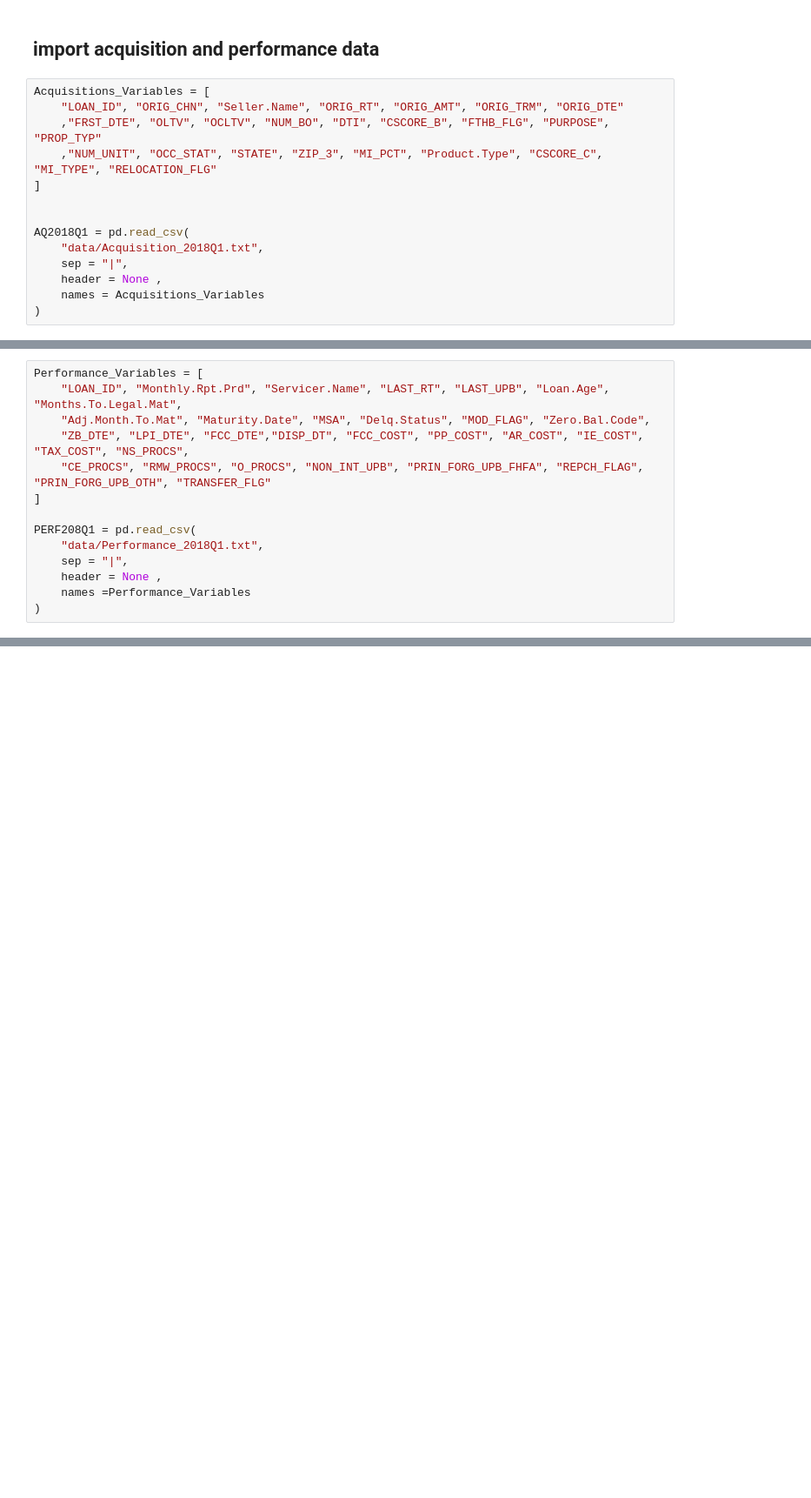
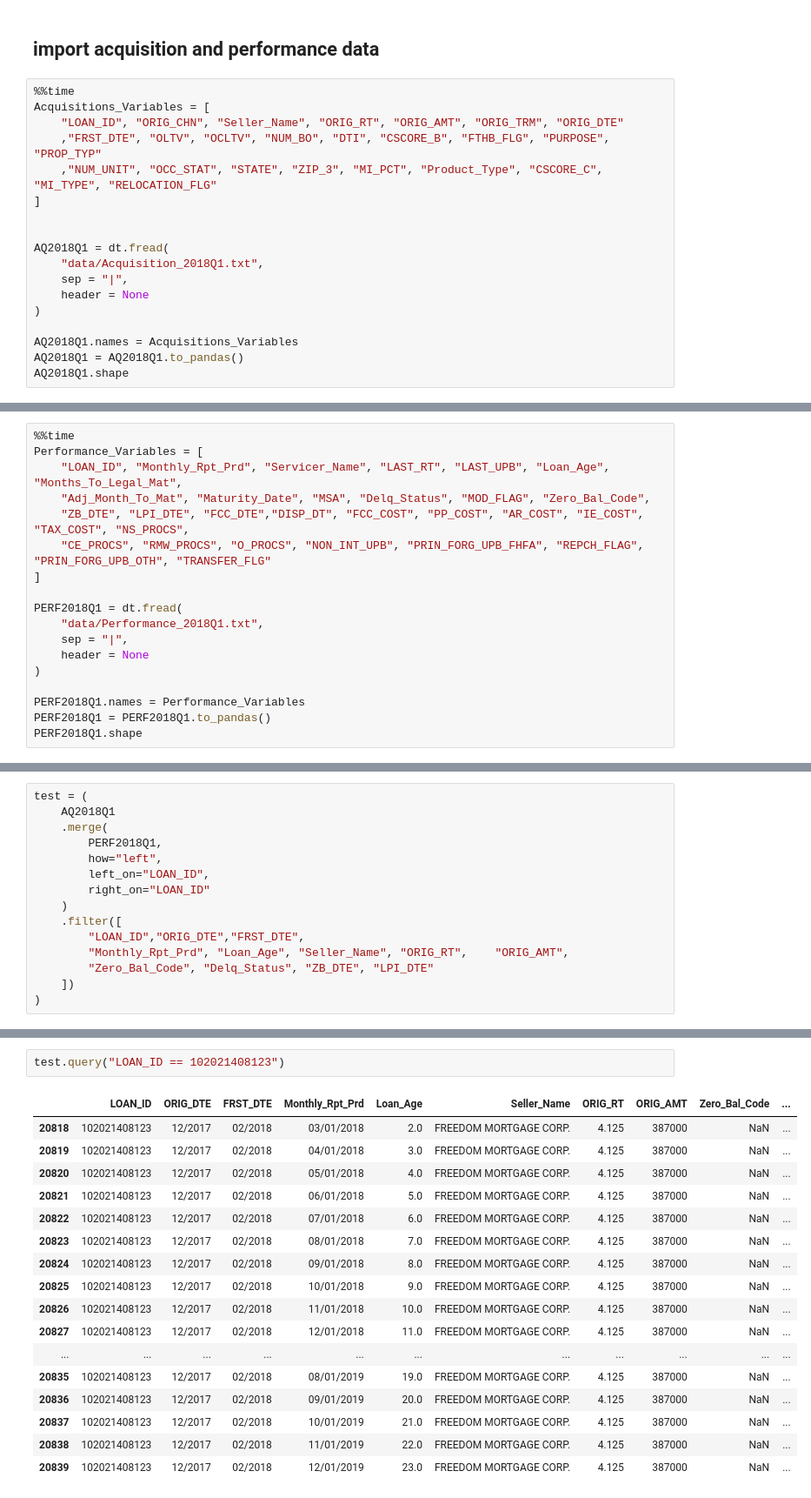
Before and after one commit to longhowlam/fanniemae_family_loans, a Jupyter notebook: fanniemae_analysis.ipynb, the cells around one changed output, grey strips where cells are left out. Shown at 87% size. Cells and saved outputs as stored; diff of their text form; blank space fills up the shorter version.

Commit message:
merge acq and perf

```diff
--- a/fanniemae_analysis.ipynb
+++ b/fanniemae_analysis.ipynb
@@ -11,16 +12,20 @@ import pandas as pd
 # %% [markdown]
 ## import acquisition and performance data
 # %%
+%%time
 Acquisitions_Variables = [
-    "LOAN_ID", "ORIG_CHN", "Seller.Name", "ORIG_RT", "ORIG_AMT", "ORIG_TRM", "ORIG_DTE"
+    "LOAN_ID", "ORIG_CHN", "Seller_Name", "ORIG_RT", "ORIG_AMT", "ORIG_TRM", "ORIG_DTE"
     ,"FRST_DTE", "OLTV", "OCLTV", "NUM_BO", "DTI", "CSCORE_B", "FTHB_FLG", "PURPOSE", "PROP_TYP"
-    ,"NUM_UNIT", "OCC_STAT", "STATE", "ZIP_3", "MI_PCT", "Product.Type", "CSCORE_C", "MI_TYPE", "RELOCATION_FLG"
+    ,"NUM_UNIT", "OCC_STAT", "STATE", "ZIP_3", "MI_PCT", "Product_Type", "CSCORE_C", "MI_TYPE", "RELOCATION_FLG"
 ]
 
 
-AQ2018Q1 = pd.read_csv(
+AQ2018Q1 = dt.fread(
     "data/Acquisition_2018Q1.txt",
     sep = "|",
-    header = None ,
-    names = Acquisitions_Variables
+    header = None
 )
+
+AQ2018Q1.names = Acquisitions_Variables
+AQ2018Q1 = AQ2018Q1.to_pandas()
+AQ2018Q1.shape
@@ -31,14 +46,18 @@ AQ2018Q1.shape
 # %%
+%%time
 Performance_Variables = [
-    "LOAN_ID", "Monthly.Rpt.Prd", "Servicer.Name", "LAST_RT", "LAST_UPB", "Loan.Age", "Months.To.Legal.Mat",
-    "Adj.Month.To.Mat", "Maturity.Date", "MSA", "Delq.Status", "MOD_FLAG", "Zero.Bal.Code",
+    "LOAN_ID", "Monthly_Rpt_Prd", "Servicer_Name", "LAST_RT", "LAST_UPB", "Loan_Age", "Months_To_Legal_Mat",
+    "Adj_Month_To_Mat", "Maturity_Date", "MSA", "Delq_Status", "MOD_FLAG", "Zero_Bal_Code",
     "ZB_DTE", "LPI_DTE", "FCC_DTE","DISP_DT", "FCC_COST", "PP_COST", "AR_COST", "IE_COST", "TAX_COST", "NS_PROCS",
     "CE_PROCS", "RMW_PROCS", "O_PROCS", "NON_INT_UPB", "PRIN_FORG_UPB_FHFA", "REPCH_FLAG", "PRIN_FORG_UPB_OTH", "TRANSFER_FLG"
 ]
 
-PERF208Q1 = pd.read_csv(
+PERF2018Q1 = dt.fread(
     "data/Performance_2018Q1.txt",
     sep = "|",
-    header = None ,
-    names =Performance_Variables
+    header = None
 )
+
+PERF2018Q1.names = Performance_Variables
+PERF2018Q1 = PERF2018Q1.to_pandas()
+PERF2018Q1.shape
@@ -59,0 +78,15 @@ PERF208Q1.head(10)
+# %%
+test = (
+    AQ2018Q1
+    .merge(
+        PERF2018Q1,
+        how="left",
+        left_on="LOAN_ID",
+        right_on="LOAN_ID"
+    )
+    .filter([
+        "LOAN_ID","ORIG_DTE","FRST_DTE",
+        "Monthly_Rpt_Prd", "Loan_Age", "Seller_Name", "ORIG_RT",	"ORIG_AMT",
+        "Zero_Bal_Code", "Delq_Status", "ZB_DTE", "LPI_DTE"
+    ])
+)
@@ -59,0 +158,20 @@ PERF208Q1.head(10)
+# %%
+test.query("LOAN_ID == 102021408123")
+# %% [output]
+|  | LOAN_ID | ORIG_DTE | FRST_DTE | Monthly_Rpt_Prd | Loan_Age | Seller_Name | ORIG_RT | ORIG_AMT | Zero_Bal_Code | ... |
+| 20818 | 102021408123 | 12/2017 | 02/2018 | 03/01/2018 | 2.0 | FREEDOM MORTGAGE CORP. | 4.125 | 387000 | NaN | ... |
+| 20819 | 102021408123 | 12/2017 | 02/2018 | 04/01/2018 | 3.0 | FREEDOM MORTGAGE CORP. | 4.125 | 387000 | NaN | ... |
+| 20820 | 102021408123 | 12/2017 | 02/2018 | 05/01/2018 | 4.0 | FREEDOM MORTGAGE CORP. | 4.125 | 387000 | NaN | ... |
+| 20821 | 102021408123 | 12/2017 | 02/2018 | 06/01/2018 | 5.0 | FREEDOM MORTGAGE CORP. | 4.125 | 387000 | NaN | ... |
+| 20822 | 102021408123 | 12/2017 | 02/2018 | 07/01/2018 | 6.0 | FREEDOM MORTGAGE CORP. | 4.125 | 387000 | NaN | ... |
+| 20823 | 102021408123 | 12/2017 | 02/2018 | 08/01/2018 | 7.0 | FREEDOM MORTGAGE CORP. | 4.125 | 387000 | NaN | ... |
+| 20824 | 102021408123 | 12/2017 | 02/2018 | 09/01/2018 | 8.0 | FREEDOM MORTGAGE CORP. | 4.125 | 387000 | NaN | ... |
+| 20825 | 102021408123 | 12/2017 | 02/2018 | 10/01/2018 | 9.0 | FREEDOM MORTGAGE CORP. | 4.125 | 387000 | NaN | ... |
+| 20826 | 102021408123 | 12/2017 | 02/2018 | 11/01/2018 | 10.0 | FREEDOM MORTGAGE CORP. | 4.125 | 387000 | NaN | ... |
+| 20827 | 102021408123 | 12/2017 | 02/2018 | 12/01/2018 | 11.0 | FREEDOM MORTGAGE CORP. | 4.125 | 387000 | NaN | ... |
+| ... | ... | ... | ... | ... | ... | ... | ... | ... | ... | ... |
+| 20835 | 102021408123 | 12/2017 | 02/2018 | 08/01/2019 | 19.0 | FREEDOM MORTGAGE CORP. | 4.125 | 387000 | NaN | ... |
+| 20836 | 102021408123 | 12/2017 | 02/2018 | 09/01/2019 | 20.0 | FREEDOM MORTGAGE CORP. | 4.125 | 387000 | NaN | ... |
+| 20837 | 102021408123 | 12/2017 | 02/2018 | 10/01/2019 | 21.0 | FREEDOM MORTGAGE CORP. | 4.125 | 387000 | NaN | ... |
+| 20838 | 102021408123 | 12/2017 | 02/2018 | 11/01/2019 | 22.0 | FREEDOM MORTGAGE CORP. | 4.125 | 387000 | NaN | ... |
+| 20839 | 102021408123 | 12/2017 | 02/2018 | 12/01/2019 | 23.0 | FREEDOM MORTGAGE CORP. | 4.125 | 387000 | NaN | ... |
```
Also changed, not shown: parts of 11 cells of this notebook.
